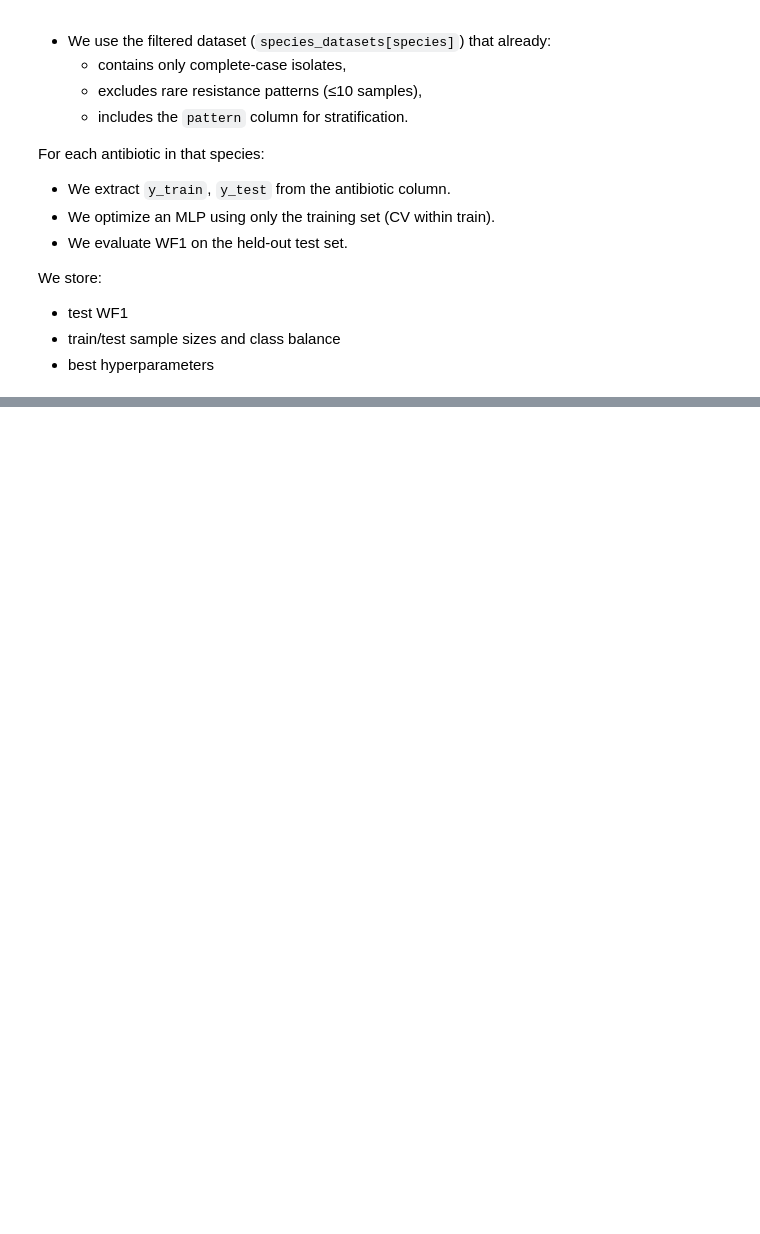
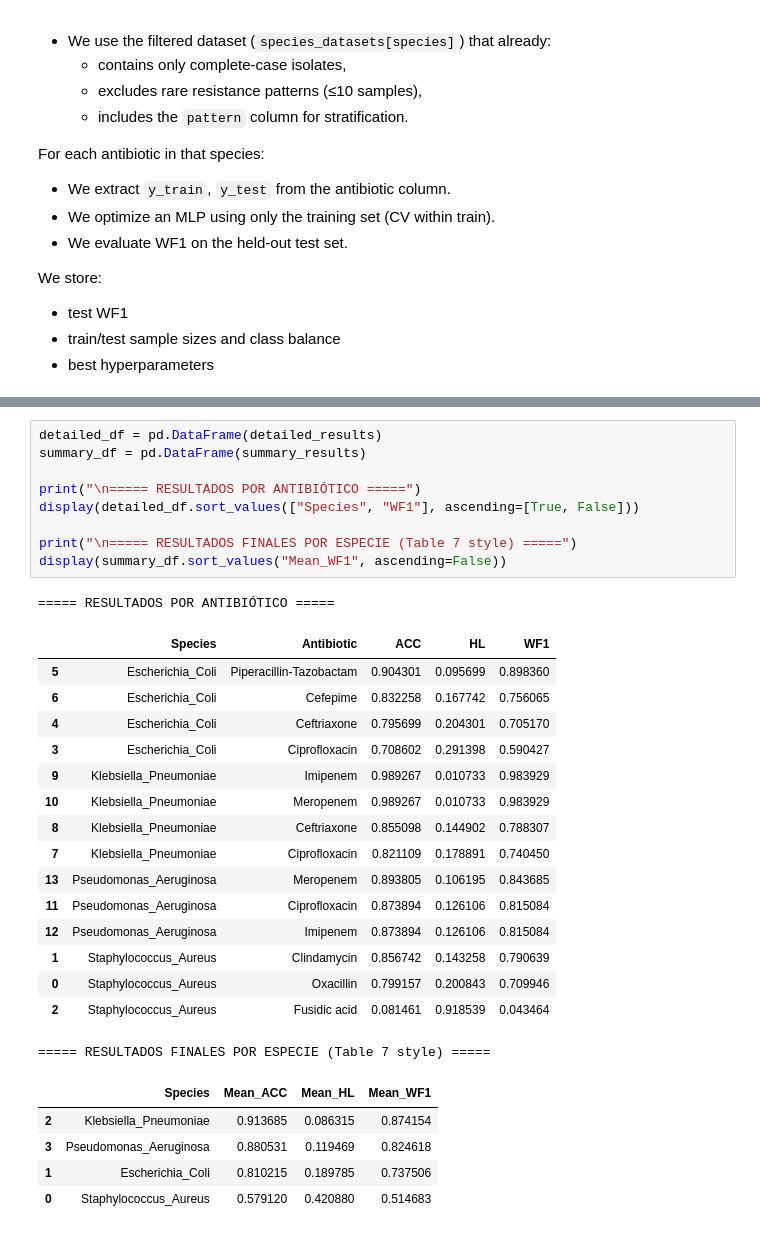
Before and after one commit to elenagasl/MALDI_TOF_Semisupervised_Learning, a Jupyter notebook: src/benchmark_mlp.ipynb, the cells around one changed output, grey strips where cells are left out. Cells and saved outputs as stored; diff of their text form; blank space fills up the shorter version.

```diff
--- a/src/benchmark_mlp.ipynb
+++ b/src/benchmark_mlp.ipynb
@@ -807,0 +1020,32 @@ False
+# %%
+detailed_df = pd.DataFrame(detailed_results)
+summary_df = pd.DataFrame(summary_results)
+
+print("\n===== RESULTADOS POR ANTIBIÓTICO =====")
+display(detailed_df.sort_values(["Species", "WF1"], ascending=[True, False]))
+
+print("\n===== RESULTADOS FINALES POR ESPECIE (Table 7 style) =====")
+display(summary_df.sort_values("Mean_WF1", ascending=False))
+# %% [output]
+===== RESULTADOS POR ANTIBIÓTICO =====
+|  | Species | Antibiotic | ACC | HL | WF1 |
+| 5 | Escherichia_Coli | Piperacillin-Tazobactam | 0.904301 | 0.095699 | 0.898360 |
+| 6 | Escherichia_Coli | Cefepime | 0.832258 | 0.167742 | 0.756065 |
+| 4 | Escherichia_Coli | Ceftriaxone | 0.795699 | 0.204301 | 0.705170 |
+| 3 | Escherichia_Coli | Ciprofloxacin | 0.708602 | 0.291398 | 0.590427 |
+| 9 | Klebsiella_Pneumoniae | Imipenem | 0.989267 | 0.010733 | 0.983929 |
+| 10 | Klebsiella_Pneumoniae | Meropenem | 0.989267 | 0.010733 | 0.983929 |
+| 8 | Klebsiella_Pneumoniae | Ceftriaxone | 0.855098 | 0.144902 | 0.788307 |
+| 7 | Klebsiella_Pneumoniae | Ciprofloxacin | 0.821109 | 0.178891 | 0.740450 |
+| 13 | Pseudomonas_Aeruginosa | Meropenem | 0.893805 | 0.106195 | 0.843685 |
+| 11 | Pseudomonas_Aeruginosa | Ciprofloxacin | 0.873894 | 0.126106 | 0.815084 |
+| 12 | Pseudomonas_Aeruginosa | Imipenem | 0.873894 | 0.126106 | 0.815084 |
+| 1 | Staphylococcus_Aureus | Clindamycin | 0.856742 | 0.143258 | 0.790639 |
+| 0 | Staphylococcus_Aureus | Oxacillin | 0.799157 | 0.200843 | 0.709946 |
+| 2 | Staphylococcus_Aureus | Fusidic acid | 0.081461 | 0.918539 | 0.043464 |
+===== RESULTADOS FINALES POR ESPECIE (Table 7 style) =====
+|  | Species | Mean_ACC | Mean_HL | Mean_WF1 |
+| 2 | Klebsiella_Pneumoniae | 0.913685 | 0.086315 | 0.874154 |
+| 3 | Pseudomonas_Aeruginosa | 0.880531 | 0.119469 | 0.824618 |
+| 1 | Escherichia_Coli | 0.810215 | 0.189785 | 0.737506 |
+| 0 | Staphylococcus_Aureus | 0.579120 | 0.420880 | 0.514683 |
```
Also changed, not shown: parts of 11 cells of this notebook, 14 other files.
